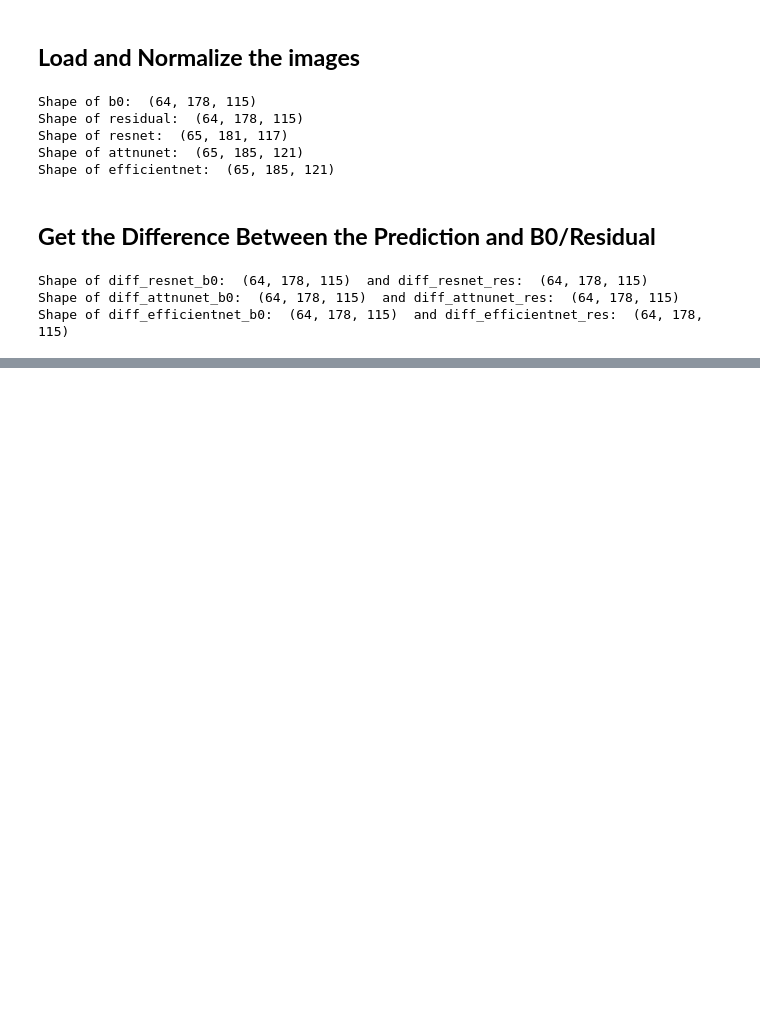
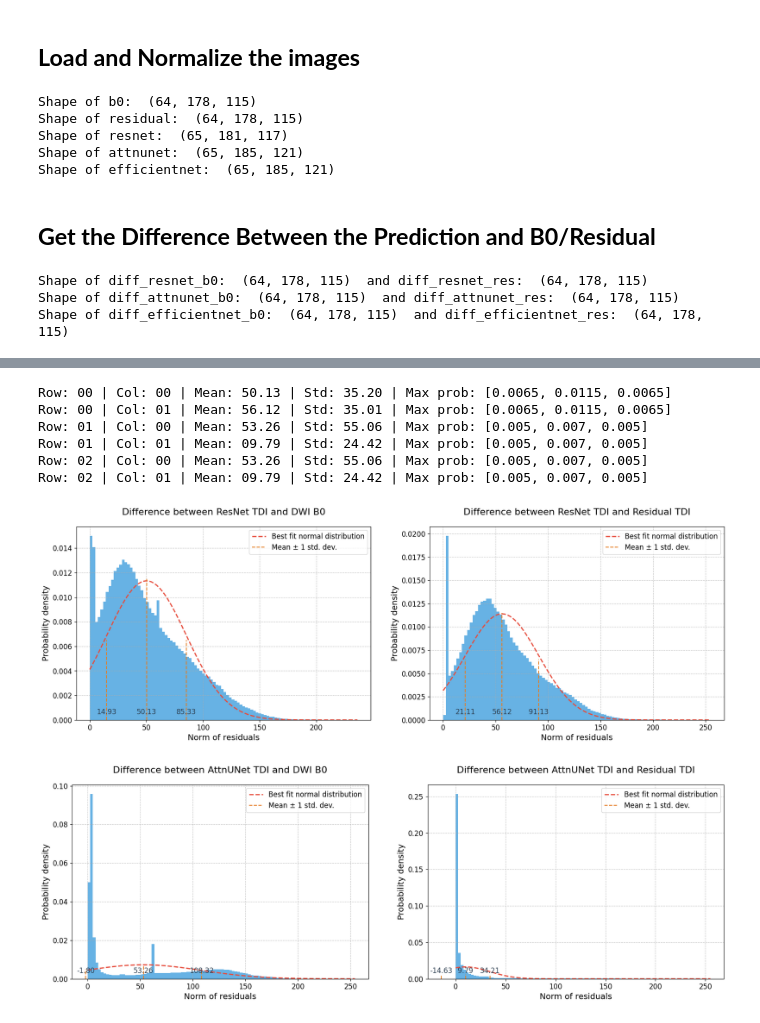
Before and after one commit to Hana-Ali/Deep-Learning-For-SC, a Jupyter notebook: Marmoset_Residual_Training/evaluation/residual_evaluation.ipynb, the cells around one changed output, grey strips where cells are left out. Drawn from its saved outputs; the diff is of its cells as text; code cells hidden in the pictures; blank space fills up the shorter version.

Commit message:
working on residual eval

```diff
--- a/Marmoset_Residual_Training/evaluation/residual_evaluation.ipynb
+++ b/Marmoset_Residual_Training/evaluation/residual_evaluation.ipynb
@@ -142 +161,81 @@ RES_stds = [std_resnet_res, std_attnunet_res, std_efficientnet_res]
 RES_differences = [diff_resnet_res.flatten(), diff_attnunet_res.flatten(), diff_efficientnet_res.flatten()]
+# %%
+import matplotlib.pyplot as plt
+from scipy.stats import norm
+
+# Soft color palette
+hist_color = '#3498db'  # blue
+line_color = '#e74c3c'  # red
+mean_color = '#2c3e50'  # dark gray
+annotation_color = '#e67e22'  # orange
+
+# Lists to loop over
+conditions = [('DWI B0', B0_differences, B0_means, B0_stds, B0_medians), ('Residual TDI', RES_differences, RES_means, RES_stds, RES_medians)]
+prob_maxes = [
+    [0.0065, 0.0115, 0.0065],  # ResNet
+    [0.005, 0.007, 0.005],  # AttnUNet
+    [0.005, 0.007, 0.005]   # EfficientNet
+]
+
+model_names = ['ResNet', 'AttnUNet', 'EfficientNet']
+
+for row in range(3):  # Looping over 3 models
+    # Set up the figure and axes for each model
+    fig, axes = plt.subplots(1, 2, figsize=(20, 6))
+
+    for col, (label, differences, means, stds, medians) in enumerate(conditions):
+        ax = axes[col]  # Now just select the column because there's only one row
+
+        diff = differences[row]
+        mean = means[row]
+        std = stds[row]
+        median = medians[row]
+        max_prob = prob_maxes[row]
+
+        print("Row: {:02} | Col: {:02} | Mean: {:05.2f} | Std: {:05.2f} | Max prob: {}".format(row, col, mean, std, max_prob))
+
+        # Histogram of residuals
+        n, bins, patches = ax.hist(diff, bins=100, density=True, color=hist_color, alpha=0.75)
+
+        # Add a 'best fit' line
+        y = norm.pdf(bins, mean, std)
+        ax.plot(bins, y, '--', color=line_color, linewidth=2, label='Best fit normal distribution')
+
+        # Add vertical lines for the mean and one standard deviation on either side
+        ax.vlines(mean - std, 0, max_prob[0], color=annotation_color, linestyle='dashed', linewidth=1.5)
+        ax.vlines(mean, 0, max_prob[1], color=annotation_color, linestyle='dashed', linewidth=1.5)
+        ax.vlines(mean + std, 0, max_prob[2], color=annotation_color, linestyle='dashed', linewidth=1.5, label='Mean ± 1 std. dev.')
+
+        # Annotate the mean and std values on the x-axis
+        ax.annotate(f'{mean:.2f}', (mean, 0), textcoords="offset points", xytext=(0,10), ha='center', fontsize=12, color=mean_color)
+        ax.annotate(f'{mean + std:.2f}', (mean + std, 0), textcoords="offset points", xytext=(0,10), ha='center', fontsize=12, color=mean_color)
+        ax.annotate(f'{mean - std:.2f}', (mean - std, 0), textcoords="offset points", xytext=(0,10), ha='center', fontsize=12, color=mean_color)
+
+        # Improve labels and title
+        ax.set_xlabel('Norm of residuals', fontsize=14)
+        ax.set_ylabel('Probability density', fontsize=14)
+        ax.set_title(f'Difference between {model_names[row]} TDI and {label}', fontsize=16, pad=20)
+
+        # Adding a grid for better readability
+        ax.grid(True, linestyle='--', which='both', alpha=0.7, zorder=0)
+
+        # Position the legend optimally and set its fontsize
+        ax.legend(loc='upper right', fontsize=12)
+
+        # Increase tick font size
+        ax.tick_params(axis='both', labelsize=12)
+
+# Ensure everything fits without clipping
+fig.tight_layout()
+
+# Display the plot
+plt.show()
+# %% [output]
+Row: 00 | Col: 00 | Mean: 50.13 | Std: 35.20 | Max prob: [0.0065, 0.0115, 0.0065]
+Row: 00 | Col: 01 | Mean: 56.12 | Std: 35.01 | Max prob: [0.0065, 0.0115, 0.0065]
+Row: 01 | Col: 00 | Mean: 53.26 | Std: 55.06 | Max prob: [0.005, 0.007, 0.005]
+Row: 01 | Col: 01 | Mean: 09.79 | Std: 24.42 | Max prob: [0.005, 0.007, 0.005]
+Row: 02 | Col: 00 | Mean: 53.26 | Std: 55.06 | Max prob: [0.005, 0.007, 0.005]
+Row: 02 | Col: 01 | Mean: 09.79 | Std: 24.42 | Max prob: [0.005, 0.007, 0.005]
+[figure, added]
+[figure, added]
```
Also changed, not shown: parts of 6 cells of this notebook, 1 other file.
